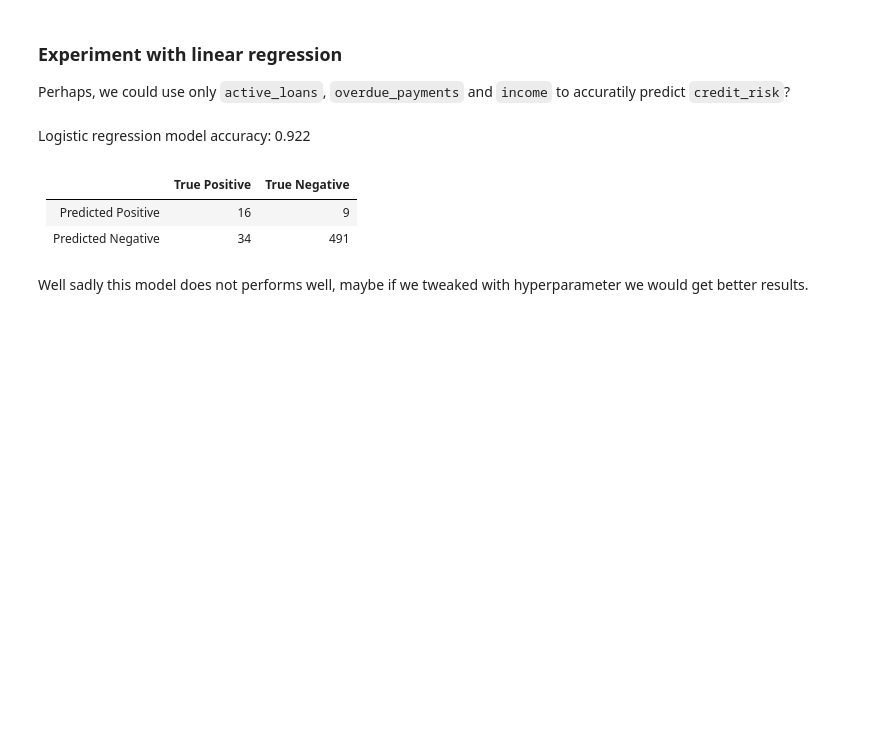
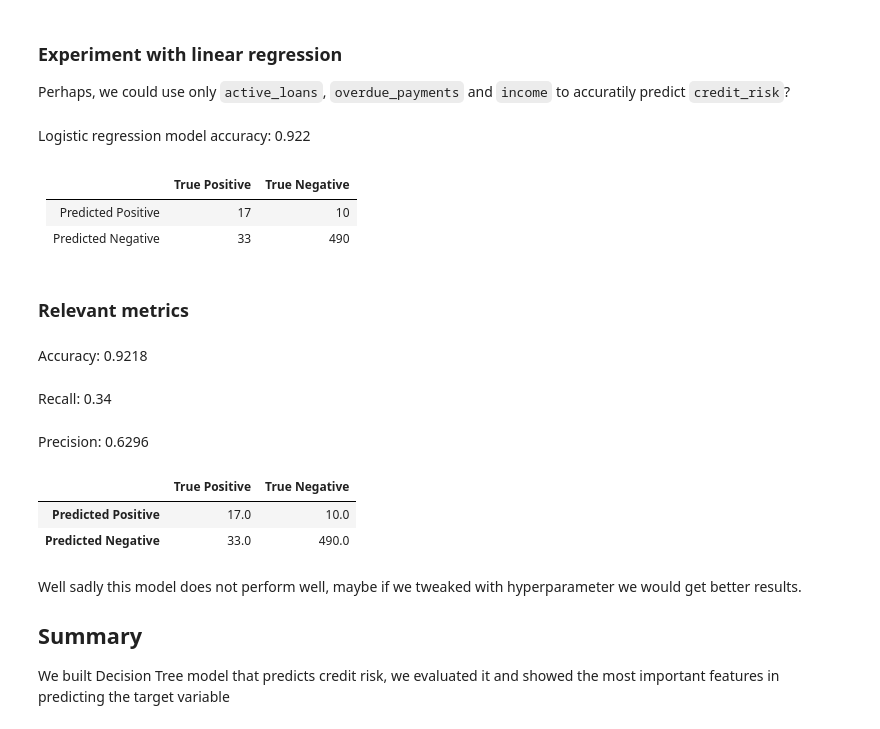
Before and after one commit to JakubPilchon/Atlas_konkurs, a Jupyter notebook: ml.ipynb, the cells around one changed output. Drawn from its saved outputs; the diff is of its cells as text; code cells hidden in the pictures; blank space fills up the shorter version.

```diff
--- a/ml.ipynb
+++ b/ml.ipynb
@@ -130,7 +130,17 @@ def evaluate_model(model:BaseEstimator,
 
     display(Markdown(confusion_matrix.to_markdown()))
 
-evaluate_model(tree_model, test_data, test_target)
+    #con_sum = len(evaluated)
+    acc = (confusion_matrix.loc["Predicted Positive", "True Positive"] + confusion_matrix.loc["Predicted Negative", "True Negative"])/ len(evaluated)
+    rec = confusion_matrix.loc["Predicted Positive", "True Positive"] / (confusion_matrix.loc["Predicted Positive", "True Positive"] + confusion_matrix.loc[ "Predicted Negative", "True Positive"])
+    prec = confusion_matrix.loc["Predicted Positive", "True Positive"] / (confusion_matrix.loc["Predicted Positive", "True Positive"] + confusion_matrix.loc[ "Predicted Positive", "True Negative"])
+    display(Markdown("### Relevant metrics"))
+    display(Markdown(f'Accuracy: {round(acc, 4)}'))
+    display(Markdown(f'Recall: {round(rec, 4)}'))
+    display(Markdown(f'Precision: {round(prec, 4)}'))
+    return confusion_matrix
+
+confusion_matrix = evaluate_model(tree_model, test_data, test_target)
 # %% [output]
 |                    |   True Positive |   True Negative |
 |:-------------------|----------------:|----------------:|
@@ -199,16 +213,27 @@ Perhaps, we could use only `active_loans`, `overdue_payments` and `income` to ac
 # %%
 experiment_train = training_data[["active_loans", "overdue_payments", "income"]]
 experiment_test = test_data[["active_loans", "overdue_payments", "income"]]
 
-logres_model = LogisticRegression()
+logres_model = LogisticRegression(max_iter=300)
 logres_model.fit(experiment_train, training_target)
 display(Markdown(f"Logistic regression model accuracy: {round(logres_model.score(experiment_test, test_target), 3)}"))
 evaluate_model(logres_model, experiment_test, test_target)
 # %% [output]
 Logistic regression model accuracy: 0.922
 |                    |   True Positive |   True Negative |
 |:-------------------|----------------:|----------------:|
-| Predicted Positive |              16 |               9 |
-| Predicted Negative |              34 |             491 |
+| Predicted Positive |              17 |              10 |
+| Predicted Negative |              33 |             490 |
+### Relevant metrics
+Accuracy: 0.9218
+Recall: 0.34
+Precision: 0.6296
+|  | True Positive | True Negative |
+| Predicted Positive | 17.0 | 10.0 |
+| Predicted Negative | 33.0 | 490.0 |
 # %% [markdown]
-Well sadly this model does not performs well, maybe if we tweaked with hyperparameter we would get better results.
+Well sadly this model does not perform well, maybe if we tweaked with hyperparameter we would get better results.
+
+## Summary
+
+We built Decision Tree model that predicts credit risk, we evaluated it and showed the most important features in predicting the target variable
```
Also changed, not shown: parts of 7 cells of this notebook, 2 other files.
